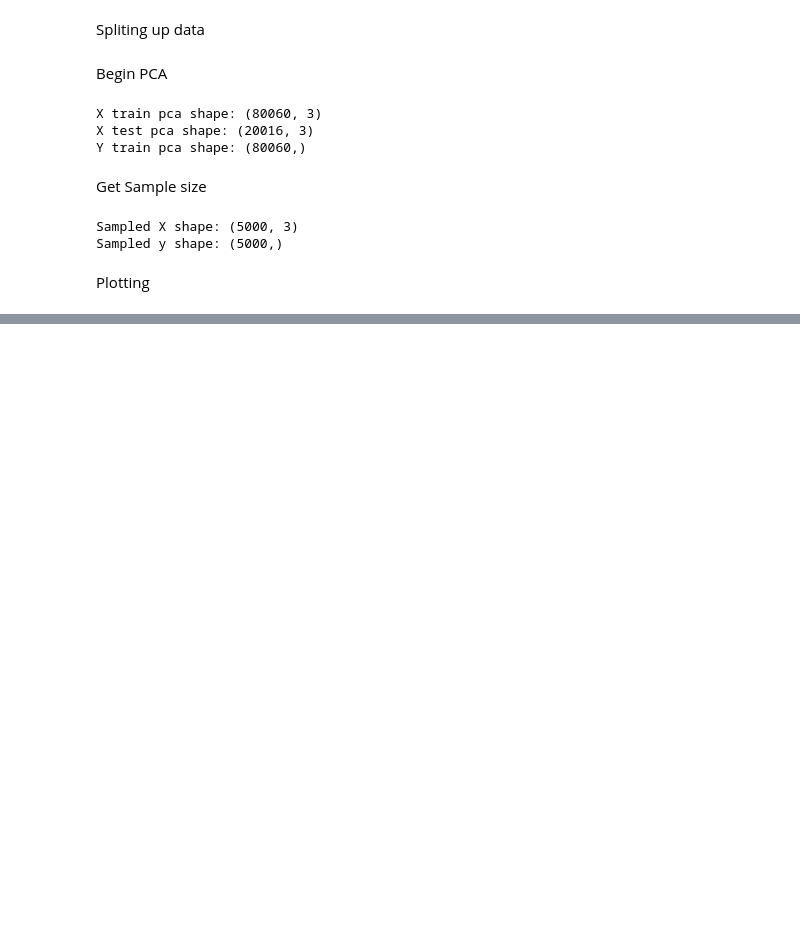
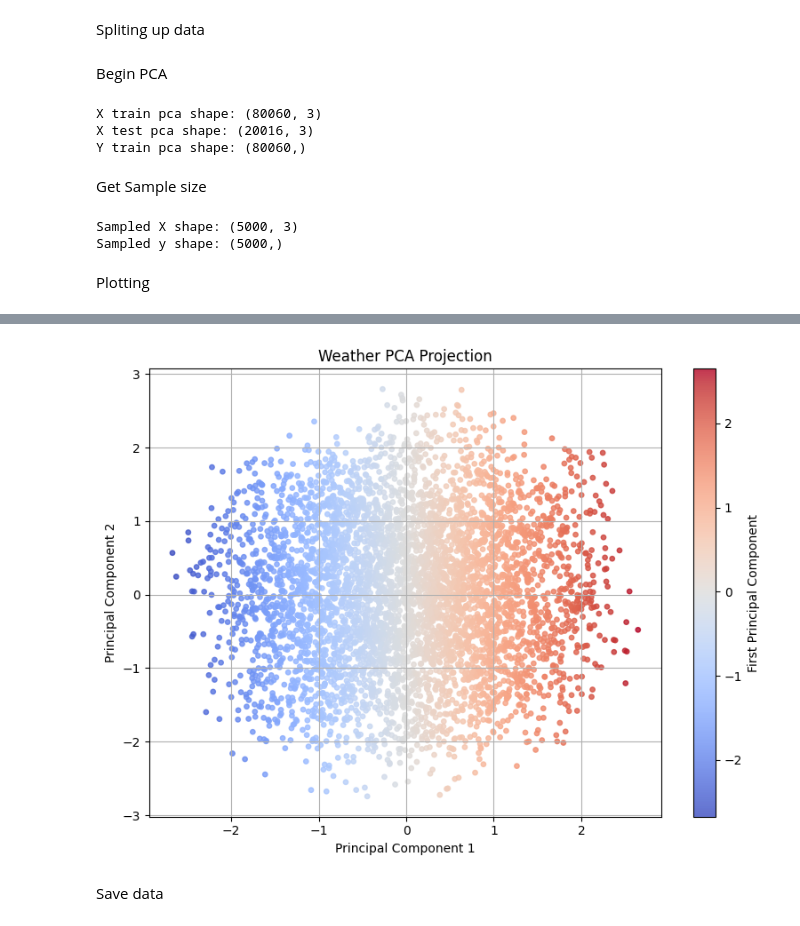
Before and after one commit to snaseem8/airline_delay_prediction, a Jupyter notebook: WeatherDataProcessing.ipynb, the cells around one changed output, grey strips where cells are left out. Saved outputs shown, nothing was run; the diff lists cells and outputs as text; code cells hidden in the pictures; blank space fills up the shorter version.

```diff
--- a/WeatherDataProcessing.ipynb
+++ b/WeatherDataProcessing.ipynb
@@ -138,0 +153,29 @@ pca.visualize(X=X_sample, y=y_sample, fig_title="Weather PCA Projection")
+# %%
+import matplotlib.pyplot as plt
+import numpy as np
+
+# Assuming X_sample is a NumPy array with shape (n_samples, n_components)
+# Here, we use the first principal component for coloring
+colors = X_sample[:, 0]
+
+# Create a scatter plot with color map
+plt.figure(figsize=(8, 6))
+scatter = plt.scatter(
+    X_sample[:, 0], X_sample[:, 1],
+    c=colors,
+    cmap='coolwarm',  # Use a colormap
+    s=15,
+    alpha=0.8
+)
+
+plt.colorbar(scatter, label='First Principal Component')
+plt.title('Weather PCA Projection')
+plt.xlabel('Principal Component 1')
+plt.ylabel('Principal Component 2')
+plt.grid(True)
+plt.tight_layout()
+plt.show()
+# %% [output]
+[figure, added]
+# %% [markdown]
+Save data
```
Also changed, not shown: parts of 3 cells of this notebook.
